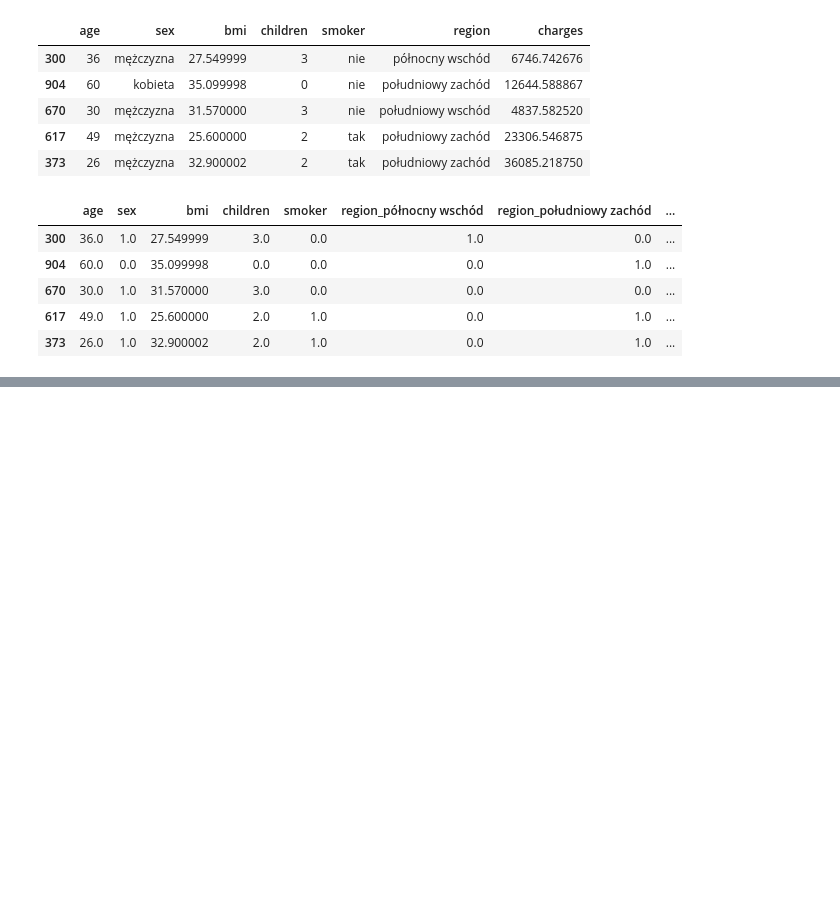
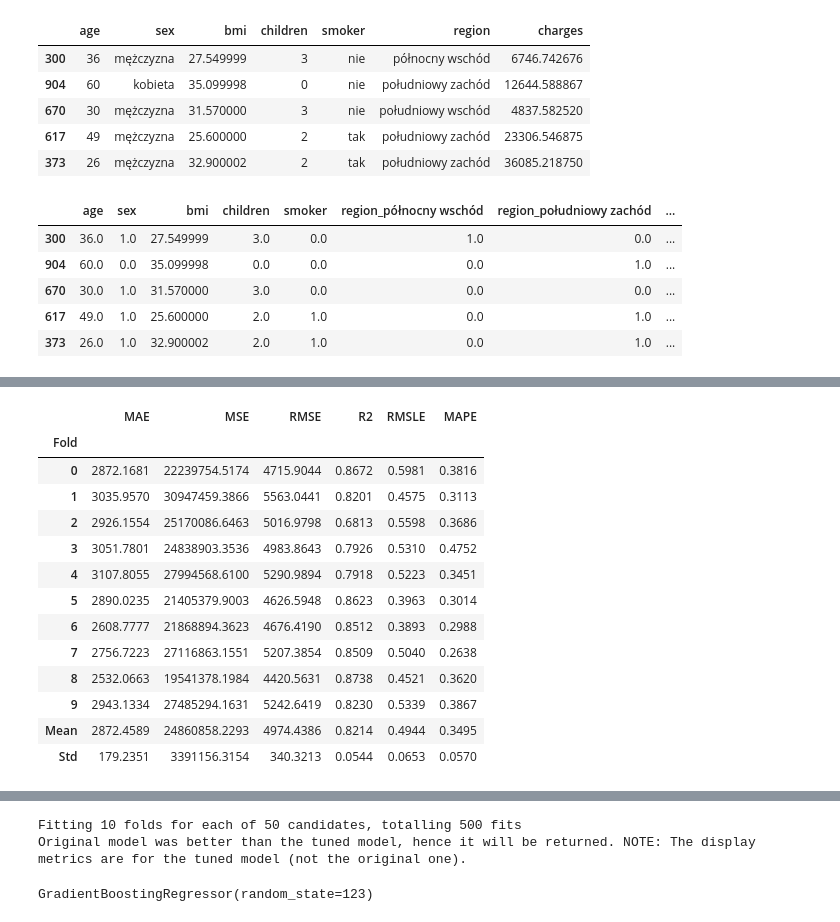
Before and after one commit to sebstr2358/calculate_insurance_app, a Jupyter notebook: v4_insurance_charge.ipynb, the cells around one changed output, grey strips where cells are left out. Cells and saved outputs as stored; diff of their text form; code cells hidden in the pictures; blank space fills up the shorter version.

```diff
--- a/v4_insurance_charge.ipynb
+++ b/v4_insurance_charge.ipynb
@@ -160,0 +195,4 @@ best_model = compare_models()
+# %%
+tuned_gbr_model = s.tune_model(gbr_model, n_iter=50, optimize='R2')
+tuned_gbr_model
+# %% [output]
@@ -160,0 +200,14 @@ best_model = compare_models()
+|  | MAE | MSE | RMSE | R2 | RMSLE | MAPE |
+| Fold |  |  |  |  |  |  |
+| 0 | 2872.1681 | 22239754.5174 | 4715.9044 | 0.8672 | 0.5981 | 0.3816 |
+| 1 | 3035.9570 | 30947459.3866 | 5563.0441 | 0.8201 | 0.4575 | 0.3113 |
+| 2 | 2926.1554 | 25170086.6463 | 5016.9798 | 0.6813 | 0.5598 | 0.3686 |
+| 3 | 3051.7801 | 24838903.3536 | 4983.8643 | 0.7926 | 0.5310 | 0.4752 |
+| 4 | 3107.8055 | 27994568.6100 | 5290.9894 | 0.7918 | 0.5223 | 0.3451 |
+| 5 | 2890.0235 | 21405379.9003 | 4626.5948 | 0.8623 | 0.3963 | 0.3014 |
+| 6 | 2608.7777 | 21868894.3623 | 4676.4190 | 0.8512 | 0.3893 | 0.2988 |
+| 7 | 2756.7223 | 27116863.1551 | 5207.3854 | 0.8509 | 0.5040 | 0.2638 |
+| 8 | 2532.0663 | 19541378.1984 | 4420.5631 | 0.8738 | 0.4521 | 0.3620 |
+| 9 | 2943.1334 | 27485294.1631 | 5242.6419 | 0.8230 | 0.5339 | 0.3867 |
+| Mean | 2872.4589 | 24860858.2293 | 4974.4386 | 0.8214 | 0.4944 | 0.3495 |
+| Std | 179.2351 | 3391156.3154 | 340.3213 | 0.0544 | 0.0653 | 0.0570 |
@@ -161,3 +215,6 @@ best_model = compare_models()
+Fitting 10 folds for each of 50 candidates, totalling 500 fits
+Original model was better than the tuned model, hence it will be returned. NOTE: The display metrics are for the tuned model (not the original one).
+GradientBoostingRegressor(random_state=123)
 # %%
 plot_model(best_model, plot='error')
 # %% [output]
```
Also changed, not shown: parts of 7 cells of this notebook, 5 other files.
